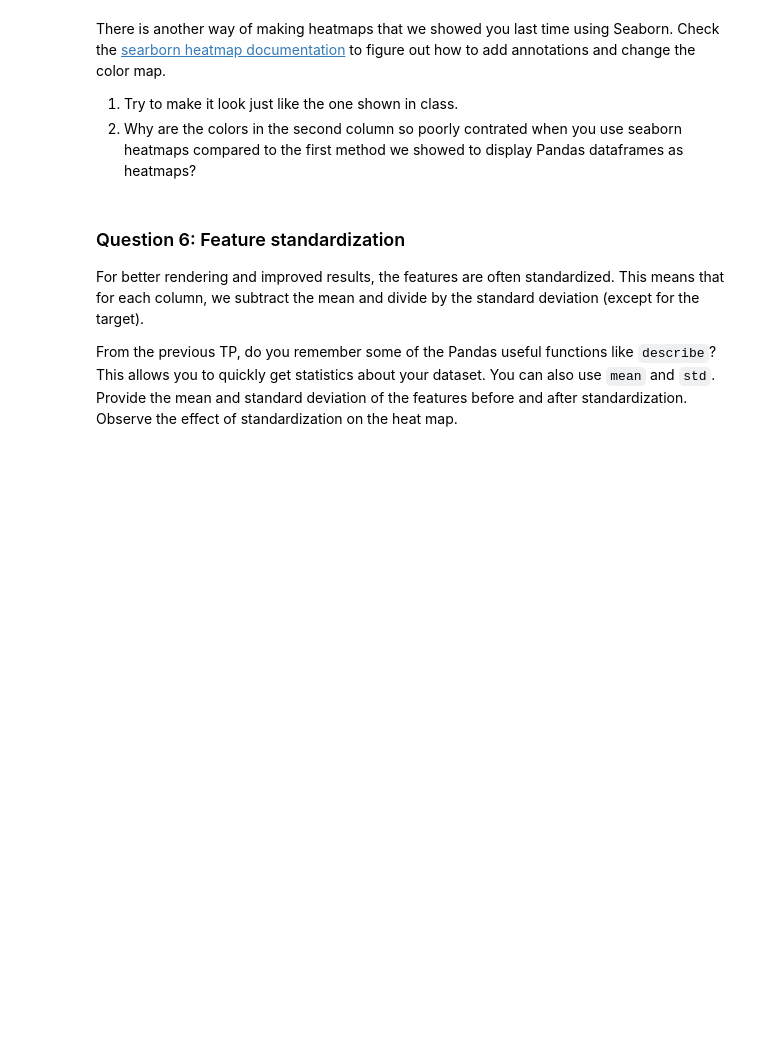
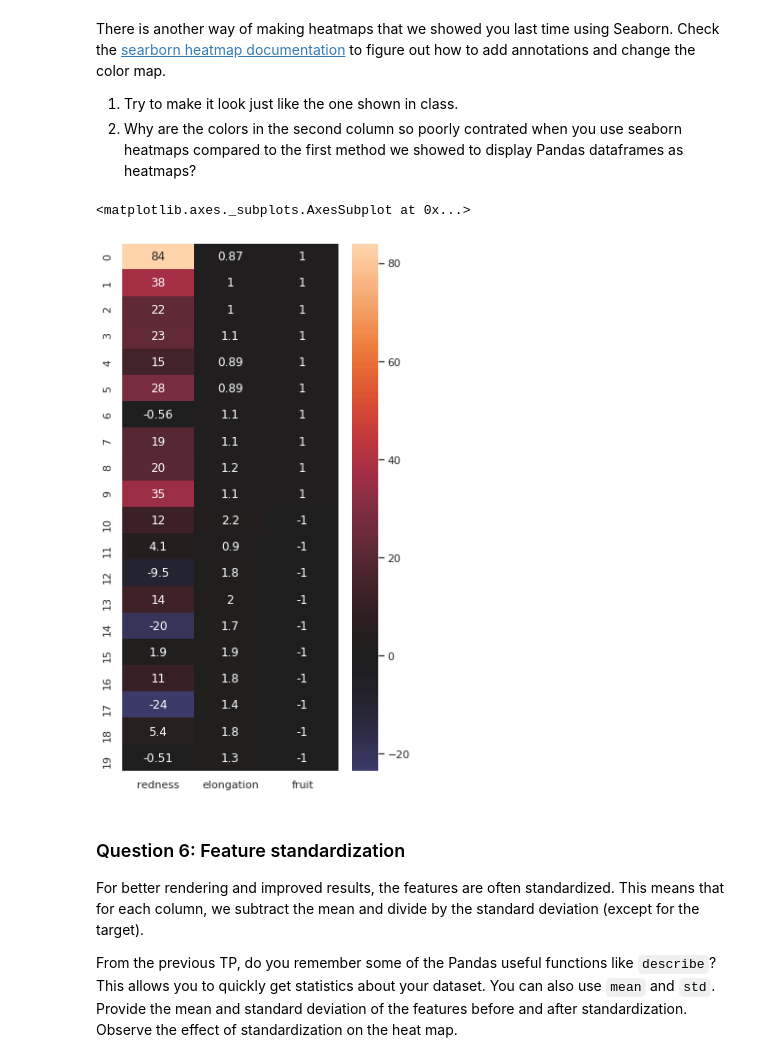
Before and after one commit to jeromecst/info232, a Jupyter notebook: TP1/TP1.ipynb, the cells around one changed output. Cells and saved outputs as stored; diff of their text form; code cells hidden in the pictures; blank space fills up the shorter version.

```diff
--- a/TP1/TP1.ipynb
+++ b/TP1/TP1.ipynb
@@ -266,9 +309,12 @@ There is another way of making heatmaps that we showed you last time using Seabo
 # %%
 import seaborn as sns; sns.set()
 fig = plt.figure(figsize=(5,10))
 # Put your code here the create a seaborn heat map
 # looking like the one shown in class
-sns.heatmap(_XY)
+sns.heatmap(_XY, annot=True, center=0)
+# %% [output]
+<matplotlib.axes._subplots.AxesSubplot at 0x...>
+[figure, added]
 # %% [markdown]
 ### Question 6: Feature standardization
 For better rendering and improved results, the features are often standardized. This means that for each column, we subtract the mean and divide by the standard deviation (except for the target).
```
Also changed, not shown: parts of 13 cells of this notebook.
